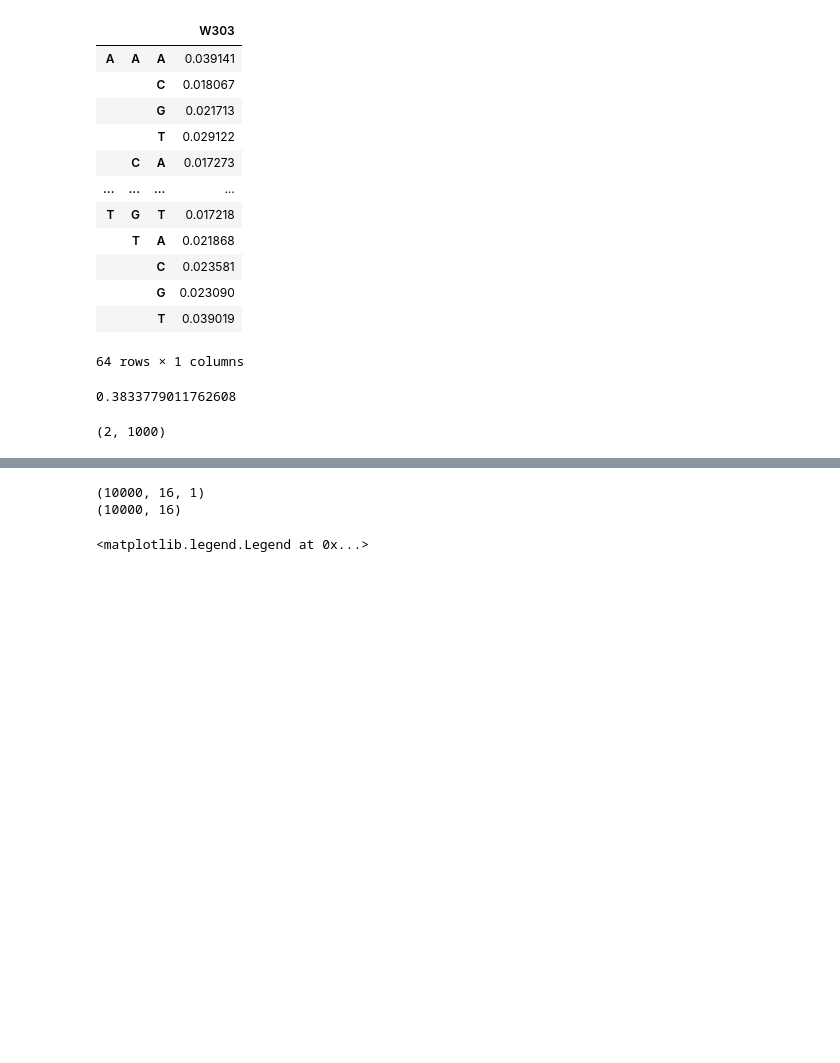
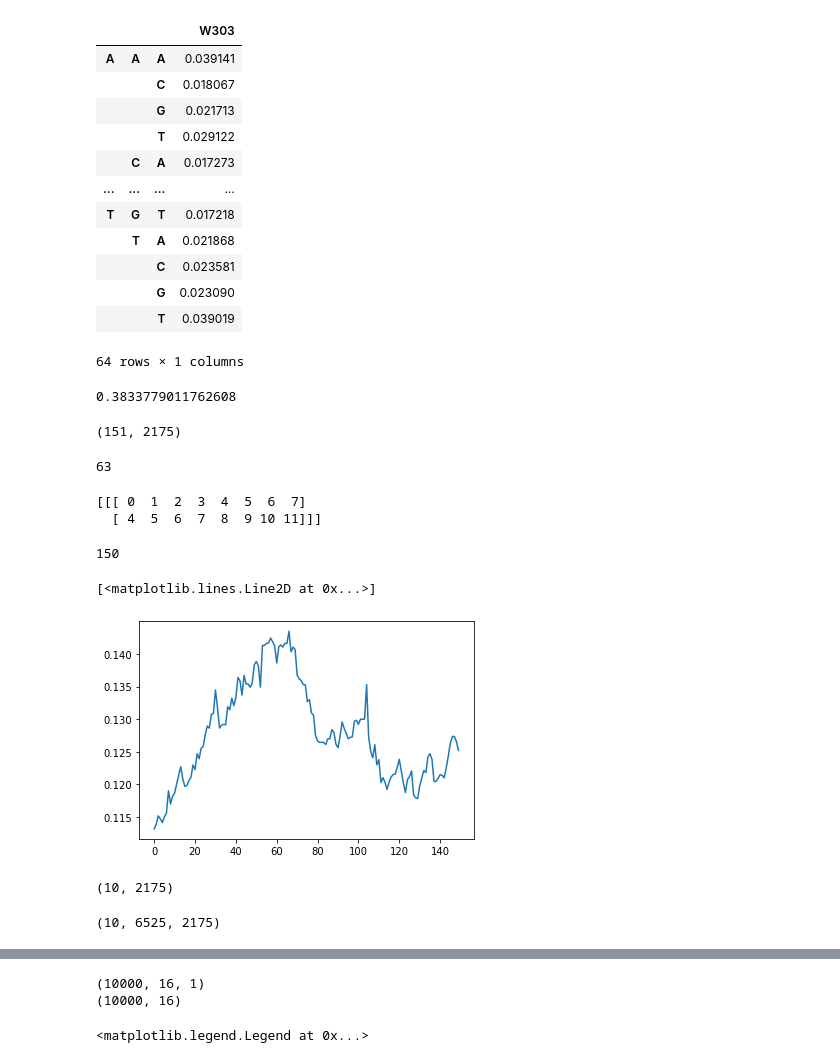
Before and after one commit to Alexwestbrook/mnhn-internship_DeepCNN_ChIP-seq, a Jupyter notebook: model_predictions.ipynb, the cells around one changed output, grey strips where cells are left out. Drawn from its saved outputs; the diff is of its cells as text; code cells hidden in the pictures; blank space fills up the shorter version.

```diff
--- a/model_predictions.ipynb
+++ b/model_predictions.ipynb
@@ -92,0 +191,8 @@ def all_mutations(seqs):
+# %%
+seqs = [np.load(f'/home/alex/shared_folder/SCerevisiae/generated/test0/start_seqs.npy')]
+for i in range(150):
+    seqs.append(np.load(f'/home/alex/shared_folder/SCerevisiae/generated/test0/mut_seqs_step{i}.npy'))
+seqs = np.vstack(seqs)
+seqs.shape
+# %% [output]
+(151, 2175)
@@ -93,8 +204,34 @@ def all_mutations(seqs):
+# %%
+2111 - 2048
+# %% [output]
+63
+# %%
+importlib.reload(utils)
+print(utils.strided_sliding_window_view(np.arange(19), 8, [8, 4], 8))
+# %% [output]
+[[[ 0  1  2  3  4  5  6  7]
+  [ 4  5  6  7  8  9 10 11]]]
+# %%
+with open('/home/alex/shared_folder/SCerevisiae/generated/test0/energy.txt', 'r') as f:
+    energies = []
+    for line in f:
+        energies.append(float(line[1:-2]))
+print(len(energies))
+plt.plot(energies)
+# %% [output]
+150
+[<matplotlib.lines.Line2D at 0x...>]
+[figure, added]
 # %%
-n_seqs = 2
-length = 1000
+n_seqs = 10
+length = 2175
+winsize = 2048
+head_interval = 128
 target = np.zeros(length, dtype=float)
 start_seqs = utils.random_sequences(n_seqs, length, freq_3mer['W303'], out='idx')
-start_seqs.shape
+print(start_seqs.shape)
+seqs = all_mutations(start_seqs)
+seqs.shape
 # %% [output]
-(2, 1000)
+(10, 2175)
+(10, 6525, 2175)
```
Also changed, not shown: parts of 9 cells of this notebook.
